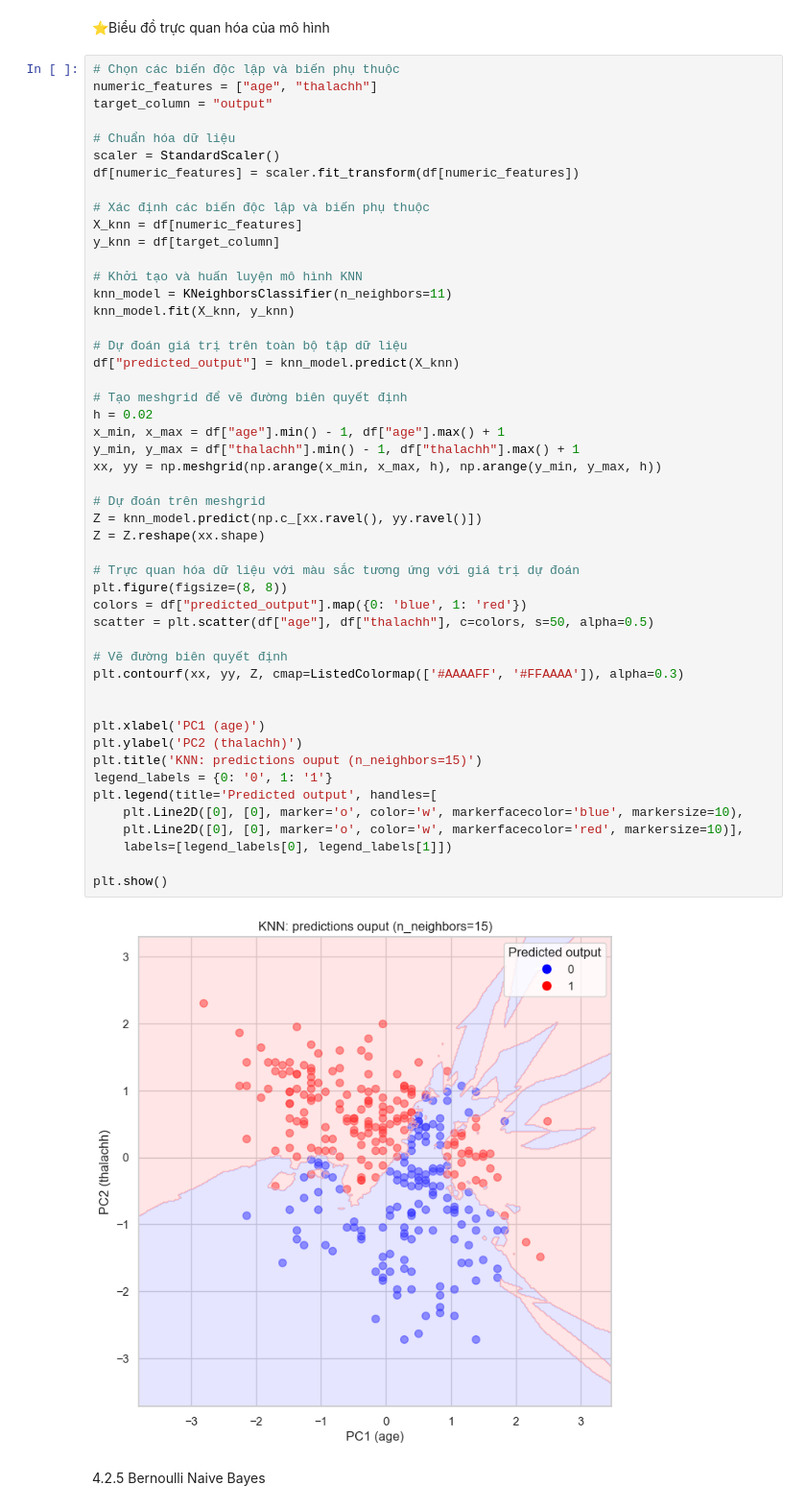
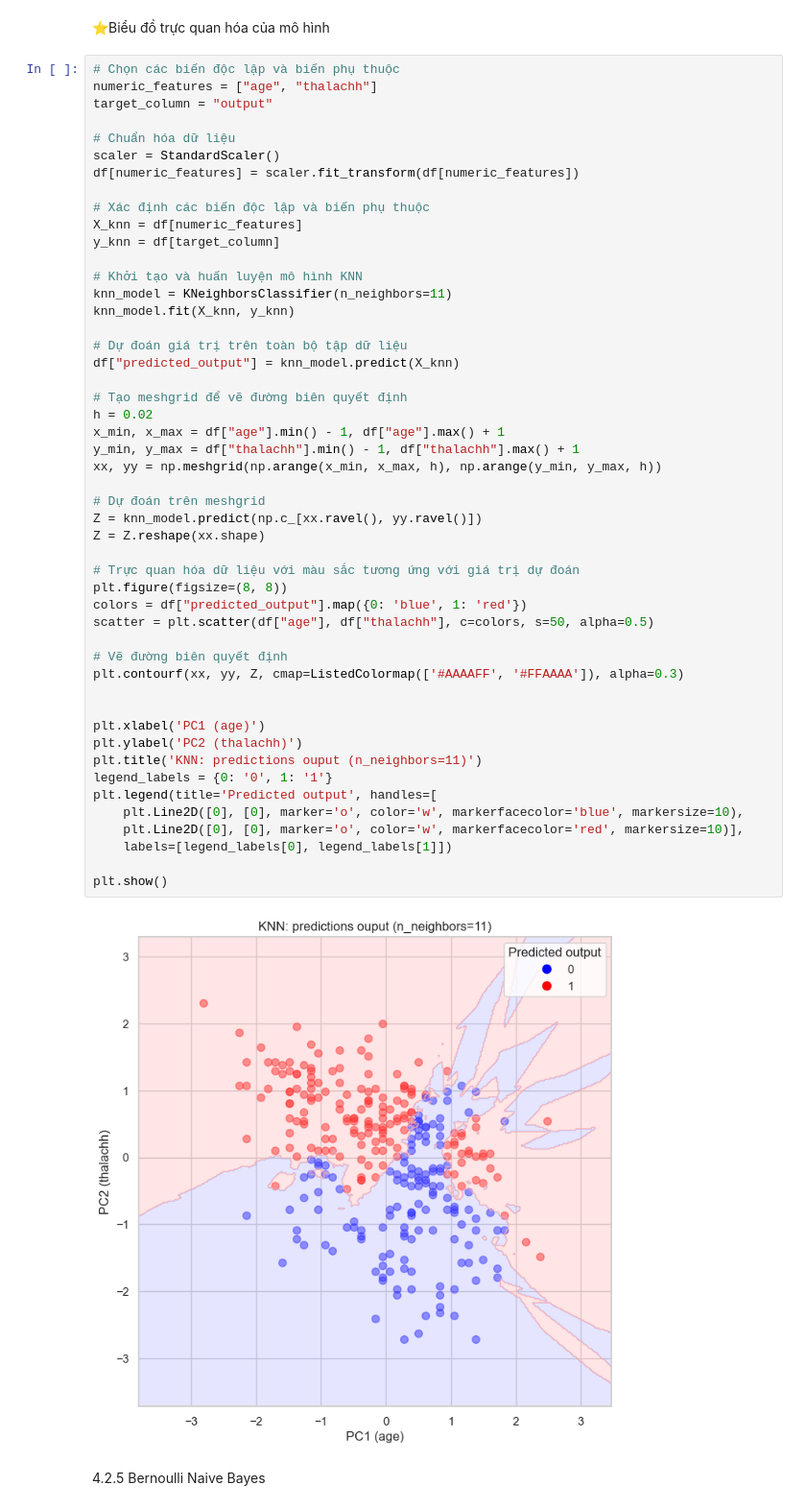
Before and after one commit to minhkhanh-coder/machine-learning-1, a Jupyter notebook: supervised_learning/supervised_learning.ipynb, the cells around one changed output. Shown at 96% size. Drawn from its saved outputs; the diff is of its cells as text.

```diff
--- a/supervised_learning/supervised_learning.ipynb
+++ b/supervised_learning/supervised_learning.ipynb
@@ -791,35 +791,35 @@ df["predicted_output"] = knn_model.predict(X_knn)
 
 # Tạo meshgrid để vẽ đường biên quyết định
 h = 0.02
 x_min, x_max = df["age"].min() - 1, df["age"].max() + 1
 y_min, y_max = df["thalachh"].min() - 1, df["thalachh"].max() + 1
 xx, yy = np.meshgrid(np.arange(x_min, x_max, h), np.arange(y_min, y_max, h))
 
 # Dự đoán trên meshgrid
 Z = knn_model.predict(np.c_[xx.ravel(), yy.ravel()])
 Z = Z.reshape(xx.shape)
 
 # Trực quan hóa dữ liệu với màu sắc tương ứng với giá trị dự đoán
 plt.figure(figsize=(8, 8))
 colors = df["predicted_output"].map({0: 'blue', 1: 'red'})
 scatter = plt.scatter(df["age"], df["thalachh"], c=colors, s=50, alpha=0.5)
 
 # Vẽ đường biên quyết định
 plt.contourf(xx, yy, Z, cmap=ListedColormap(['#AAAAFF', '#FFAAAA']), alpha=0.3)
 
 
 plt.xlabel('PC1 (age)')
 plt.ylabel('PC2 (thalachh)')
-plt.title('KNN: predictions ouput (n_neighbors=15)')
+plt.title('KNN: predictions ouput (n_neighbors=11)')
 legend_labels = {0: '0', 1: '1'}
 plt.legend(title='Predicted output', handles=[
     plt.Line2D([0], [0], marker='o', color='w', markerfacecolor='blue', markersize=10),
     plt.Line2D([0], [0], marker='o', color='w', markerfacecolor='red', markersize=10)],
     labels=[legend_labels[0], legend_labels[1]])
 
 plt.show()
 # %% [output]
-[figure, old version]
+[figure, new version]
 # %% [markdown]
 4.2.5 Bernoulli Naive Bayes
 # %% [markdown]
```
Also changed, not shown: parts of 5 cells of this notebook, 1 other file.
